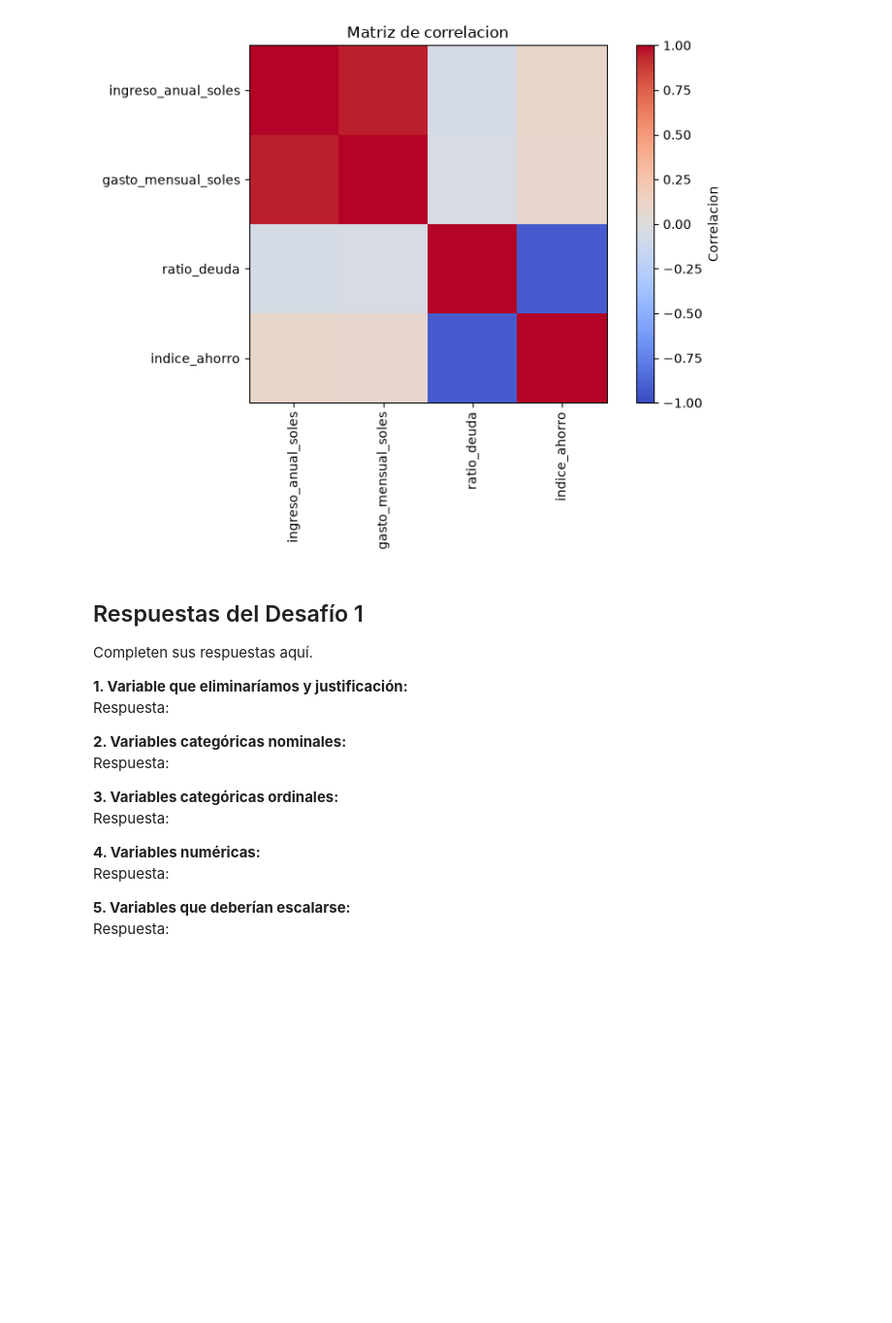
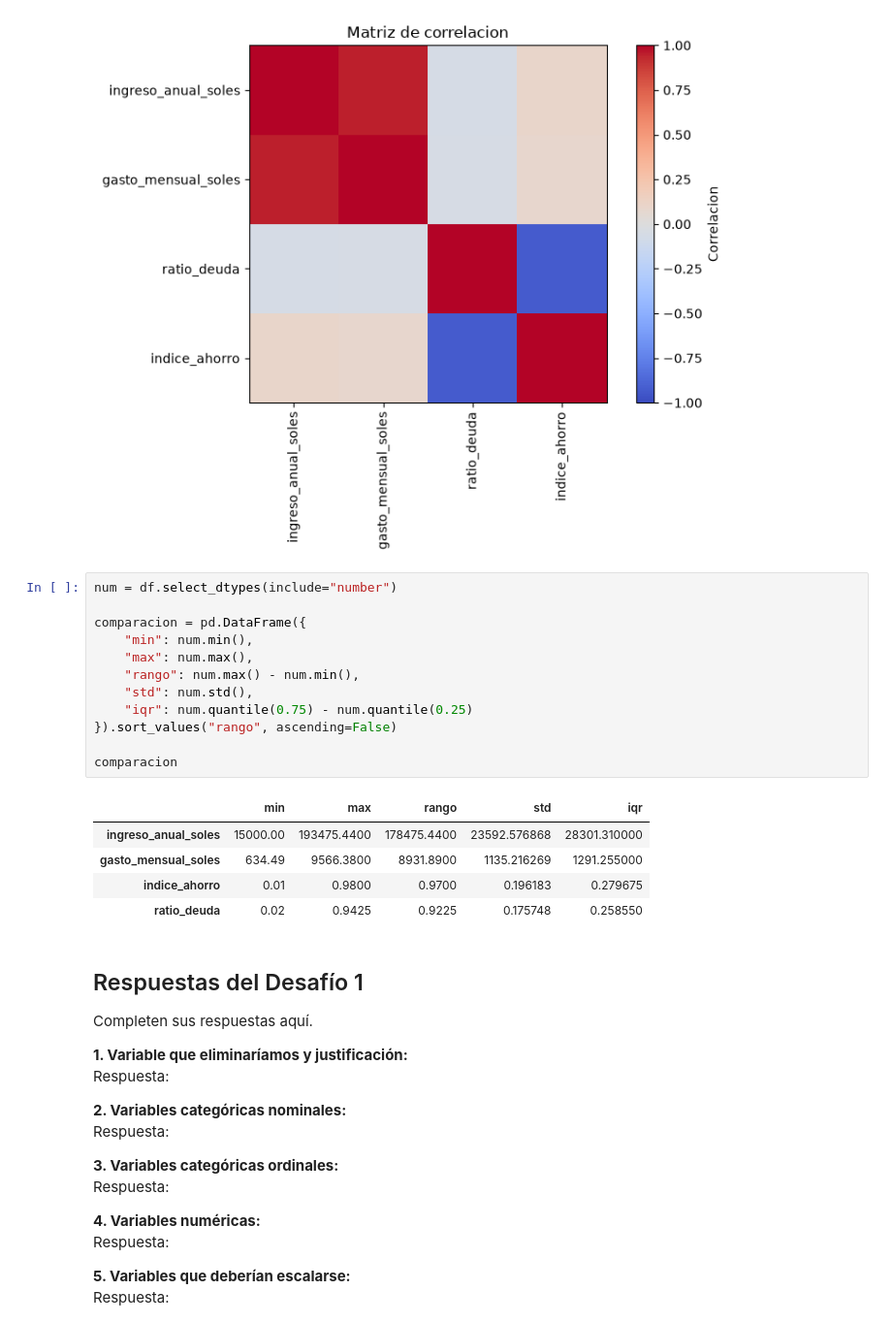
Before and after one commit to nico-0107/LaboratorioFinal-IA, a Jupyter notebook: laboratorio_final_ia.ipynb, the cells around one changed output. Shown at 97% size. Drawn from its saved outputs; the diff is of its cells as text; blank space fills up the shorter version.

```diff
--- a/laboratorio_final_ia.ipynb
+++ b/laboratorio_final_ia.ipynb
@@ -158,6 +163,24 @@ plt.tight_layout()
 plt.show()
 # %% [output]
 [figure]
+# %%
+num = df.select_dtypes(include="number")
+
+comparacion = pd.DataFrame({
+    "min": num.min(),
+    "max": num.max(),
+    "rango": num.max() - num.min(),
+    "std": num.std(),
+    "iqr": num.quantile(0.75) - num.quantile(0.25)
+}).sort_values("rango", ascending=False)
+
+comparacion
+# %% [output]
+|  | min | max | rango | std | iqr |
+| ingreso_anual_soles | 15000.00 | 193475.4400 | 178475.4400 | 23592.576868 | 28301.310000 |
+| gasto_mensual_soles | 634.49 | 9566.3800 | 8931.8900 | 1135.216269 | 1291.255000 |
+| indice_ahorro | 0.01 | 0.9800 | 0.9700 | 0.196183 | 0.279675 |
+| ratio_deuda | 0.02 | 0.9425 | 0.9225 | 0.175748 | 0.258550 |
 # %% [markdown]
 ## Respuestas del Desafío 1
 
```
Also changed, not shown: parts of 1 cell of this notebook.
